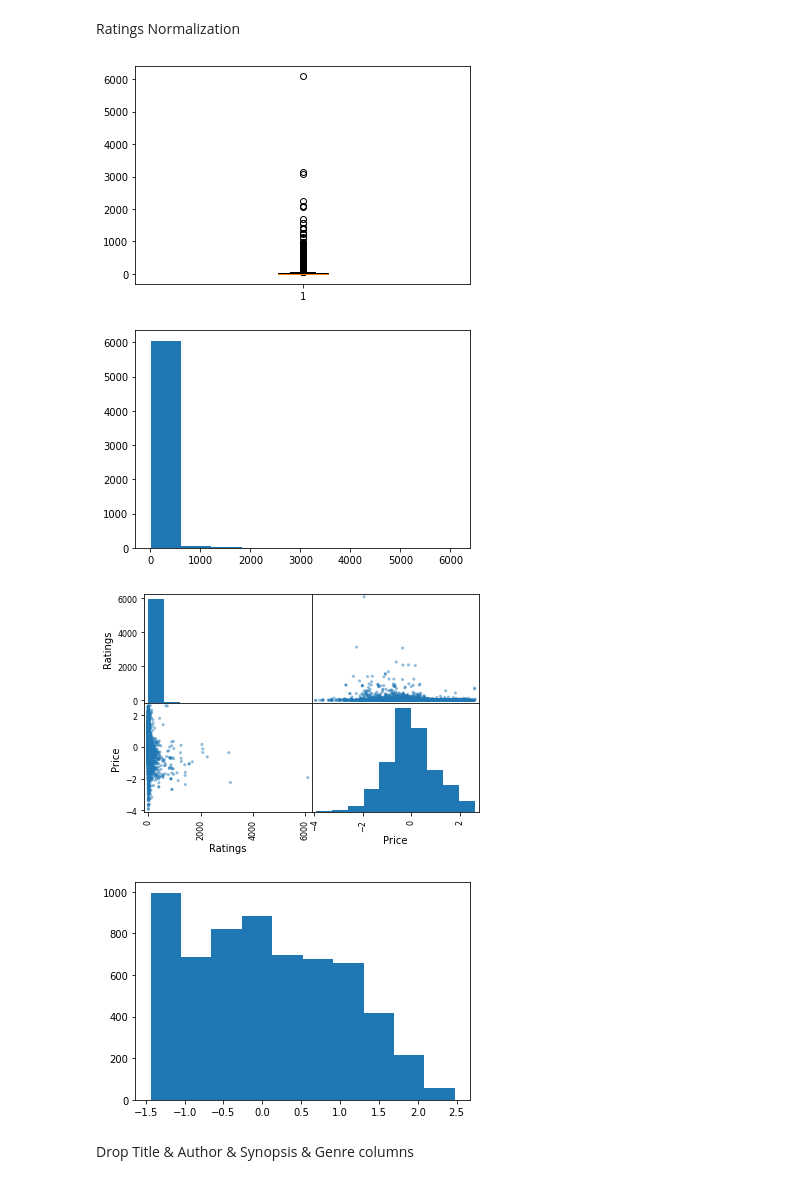
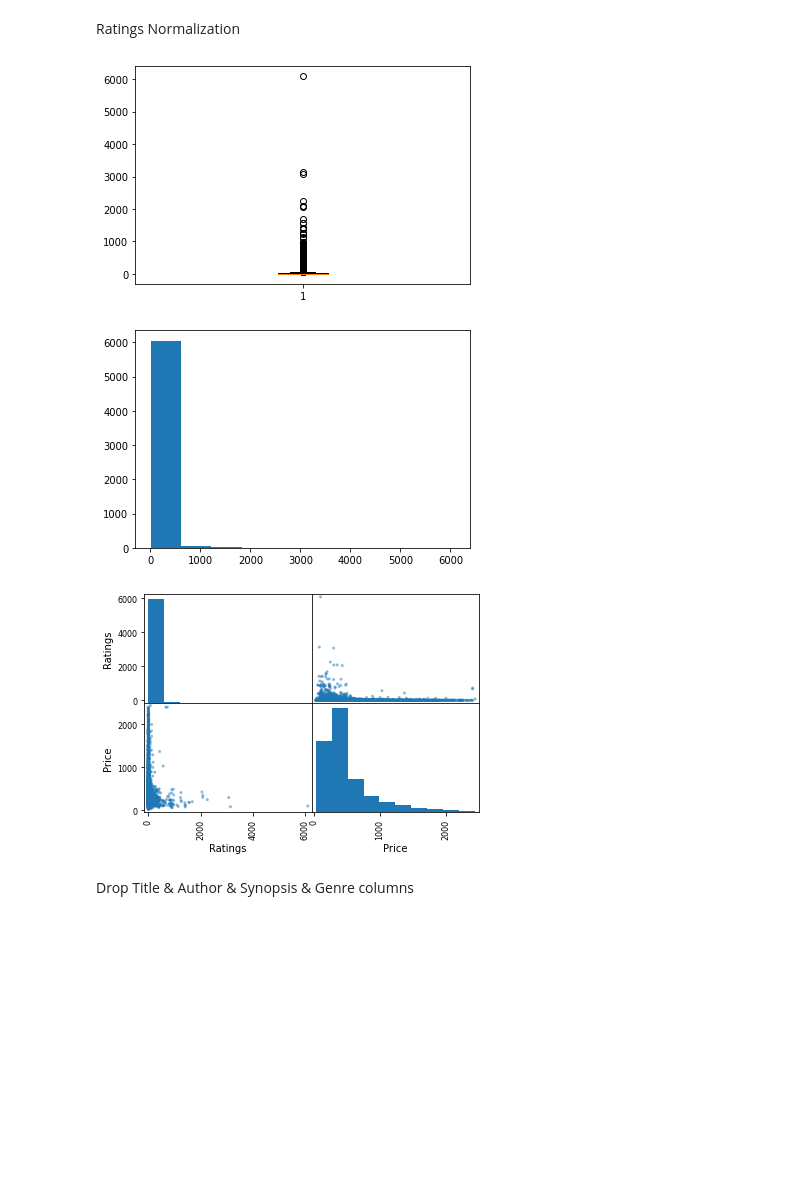
Before and after one commit to schatz06/EPL448_Project, a Jupyter notebook: newversion.ipynb, the cells around one changed output. Drawn from its saved outputs; the diff is of its cells as text; code cells hidden in the pictures; blank space fills up the shorter version.

```diff
--- a/newversion.ipynb
+++ b/newversion.ipynb
@@ -99,10 +99,10 @@ plt.hist(train_data['Price'])
 plt.show()
 
 
-power = PowerTransformer()
-train_data[['Price']] = power.fit_transform(train_data[['Price']])
-plt.hist(train_data['Price'])
-plt.show()
+#power = PowerTransformer()
+#train_data[['Price']] = power.fit_transform(train_data[['Price']])
+#plt.hist(train_data['Price'])
+#plt.show()
 # %% [output]
 [figure]
 [figure]
@@ -119,9 +118,9 @@ plt.hist(train_data['Reviews'])
 plt.show()
 pdplt.scatter_matrix(train_data[['Reviews','Price']])
 plt.show()
-train_data[['Reviews']] = power.fit_transform(train_data[['Reviews']])
-plt.hist(train_data['Reviews'])
-plt.show()
+#train_data[['Reviews']] = power.fit_transform(train_data[['Reviews']])
+#plt.hist(train_data['Reviews'])
+#plt.show()
 #train_data['Reviews'] = (train_data.Reviews - train_data.Reviews.min())/(train_data.Reviews.max() - train_data.Reviews.min()) # normalize reviews
 # %% [output]
 [figure]
@@ -133,20 +131,19 @@ Ratings Normalization
 # %%
 train_data['Ratings'] = train_data.Ratings.apply(lambda r: float(r.split()[0].replace(',',''))) # get only the rating
 plt.boxplot(train_data['Ratings'])
 plt.show()
 plt.hist(train_data['Ratings'])
 plt.show()
 pdplt.scatter_matrix(train_data[['Ratings','Price']])
 plt.show()
-train_data['Ratings'] = power.fit_transform(train_data[['Ratings']])
-plt.hist(train_data['Ratings'])
-plt.show()
+#train_data['Ratings'] = power.fit_transform(train_data[['Ratings']])
+#plt.hist(train_data['Ratings'])
+#plt.show()
 #train_data['Ratings'] = (train_data.Ratings - train_data.Ratings.min())/(train_data.Ratings.max() - train_data.Ratings.min()) # normalize rating
 # %% [output]
 [figure]
 [figure]
-[figure, old version]
+[figure, new version]
-[figure, removed]
 # %% [markdown]
 Drop Title & Author & Synopsis & Genre columns
 # %%
```
Also changed, not shown: parts of 45 cells of this notebook.
